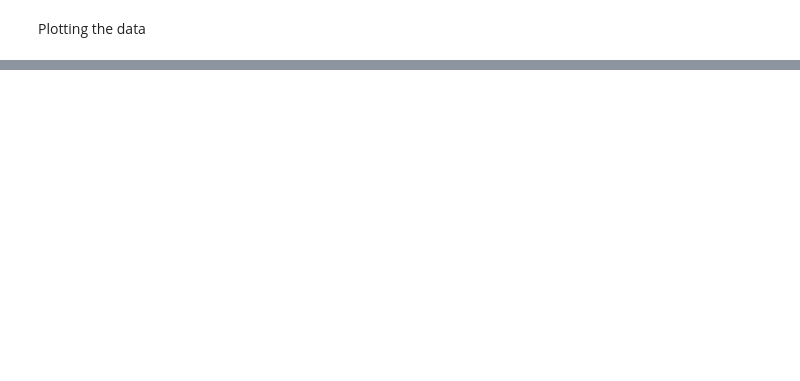
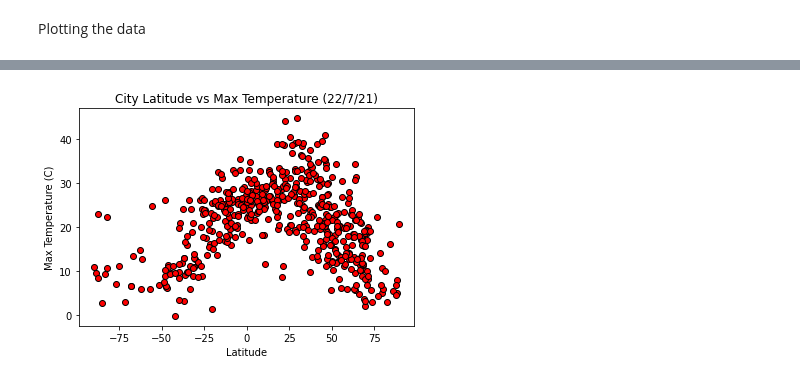
Before and after one commit to MellyB5/Python-API-Challenge, a Jupyter notebook: WeatherPy.ipynb, the cells around one changed output, grey strips where cells are left out. Cells and saved outputs as stored; diff of their text form; code cells hidden in the pictures; blank space fills up the shorter version.

```diff
--- a/WeatherPy.ipynb
+++ b/WeatherPy.ipynb
@@ -59,4 +74,0 @@ no_dup_cities
-# %%
-url = "http://api.openweathermap.org/data/2.5/weather?q=London&appid=77eb7fbda02ce8516e38146569387265"
-response = requests.get(url).json()
-response
@@ -80,0 +75,8 @@ response
+# %%
+# Create new columns for data from API to be inserted
+no_dup_cities["Temperature"] = ""
+no_dup_cities["Humidity"] = ""
+no_dup_cities["Cloud cover"] = ""
+no_dup_cities["Wind speed"] = ""
+no_dup_cities["Date"] = ""
+no_dup_cities.reset_index(drop=True)
@@ -131 +144,5 @@ no_dup_cities.head()
+# %%
+# clean dataframe and remove NaN
+no_dup_cities.replace('', np.nan, inplace=True)
+no_dup_cities.dropna(inplace=True)
 # %%
@@ -172,0 +176,13 @@ Linear Regression
+# %%
+# Latitude vs. Temperature Plot
+plt.scatter(no_dup_cities["Lat"], no_dup_cities["Temperature"], color="red", edgecolor="black", marker="o")
+
+plt.title("City Latitude vs Max Temperature (22/7/21)")
+plt.ylabel("Max Temperature (C)")
+plt.xlabel("Latitude")
+
+plt.savefig("Images/lat_temp.png")
+
+plt.show()
+# %% [output]
+[figure, added]
```
Also changed, not shown: parts of 46 cells of this notebook, 17 other files.
